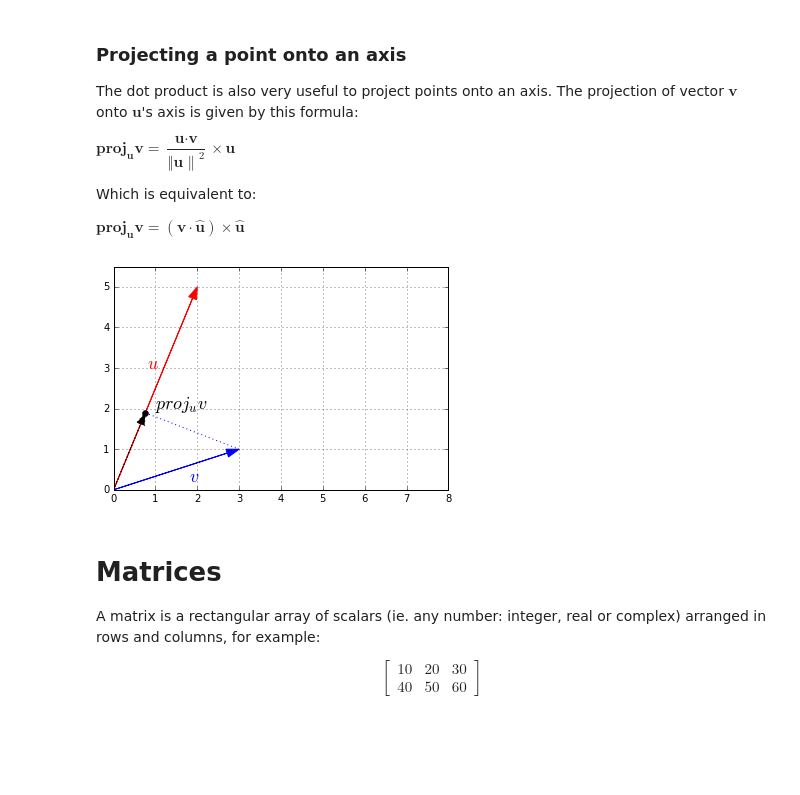
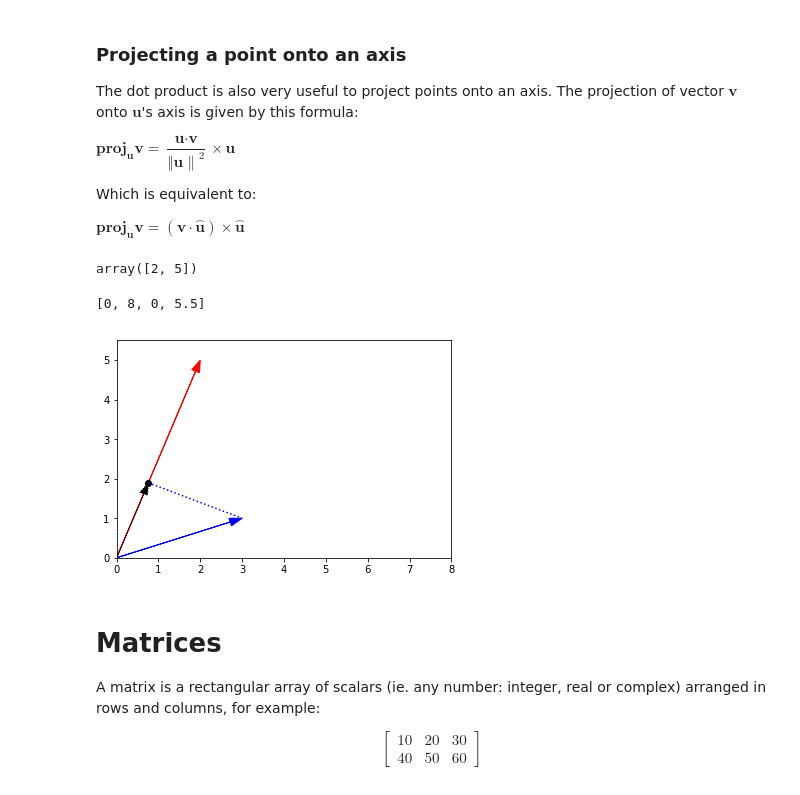
Before and after one commit to cloudxlab/ml, a Jupyter notebook: machine_learning/math_linear_algebra.ipynb, the cells around one changed output. Cells and saved outputs as stored; diff of their text form; code cells hidden in the pictures; blank space fills up the shorter version.

```diff
--- a/machine_learning/math_linear_algebra.ipynb
+++ b/machine_learning/math_linear_algebra.ipynb
@@ -399,27 +402,32 @@ $\textbf{proj}_{\textbf{u}}{\textbf{v}} = \dfrac{\textbf{u} \cdot \textbf{v}}{\l
 Which is equivalent to:
 
 $\textbf{proj}_{\textbf{u}}{\textbf{v}} = (\textbf{v} \cdot \hat{\textbf{u}}) \times \hat{\textbf{u}}$
+# %%
+u
+# %% [output]
+array([2, 5])
 # %%
 u_normalized = u / LA.norm(u)
 proj = v.dot(u_normalized) * u_normalized
 
 plot_vector2d(u, color="r")
 plot_vector2d(v, color="b")
 
 plot_vector2d(proj, color="k", linestyle=":")
 plt.plot(proj[0], proj[1], "ko")
 
 plt.plot([proj[0], v[0]], [proj[1], v[1]], "b:")
 
-plt.text(1, 2, "$proj_u v$", color="k", fontsize=18)
-plt.text(1.8, 0.2, "$v$", color="b", fontsize=18)
-plt.text(0.8, 3, "$u$", color="r", fontsize=18)
+# plt.text(1, 2, "$proj_u v$", color="k", fontsize=18)
+# plt.text(1.8, 0.2, "$v$", color="b", fontsize=18)
+# plt.text(0.8, 3, "$u$", color="r", fontsize=18)
 
 plt.axis([0, 8, 0, 5.5])
-plt.grid()
-plt.show()
+# plt.grid()
+# plt.show()
 # %% [output]
+[0, 8, 0, 5.5]
-[figure, old version]
+[figure, new version]
 # %% [markdown]
 # Matrices
 A matrix is a rectangular array of scalars (ie. any number: integer, real or complex) arranged in rows and columns, for example:
```
Also changed, not shown: parts of 11 cells of this notebook.
